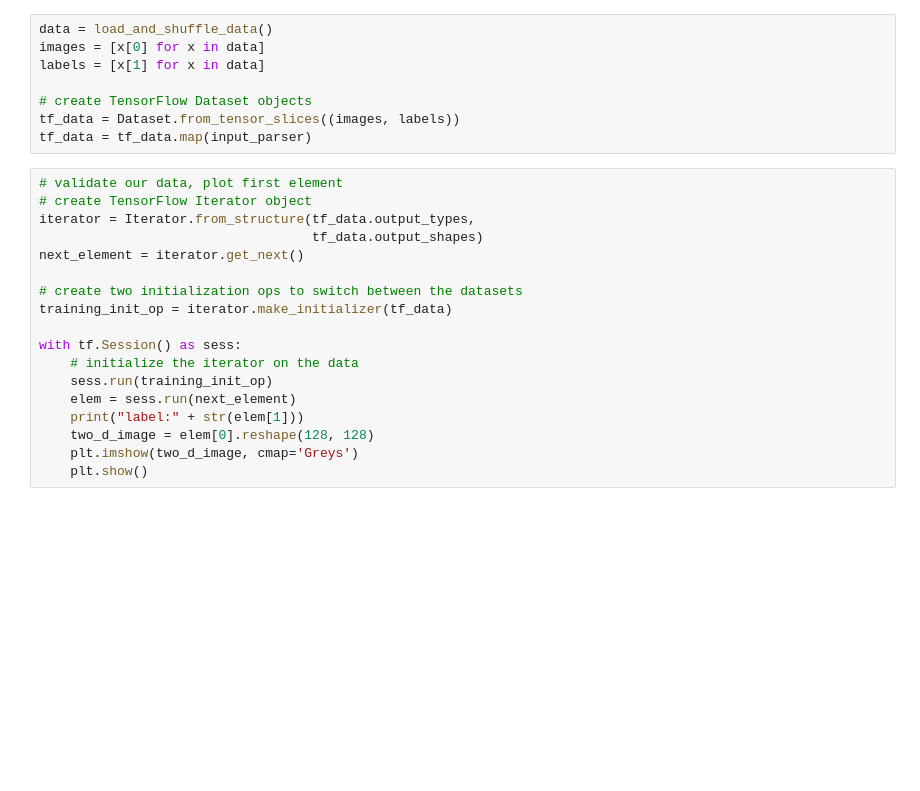
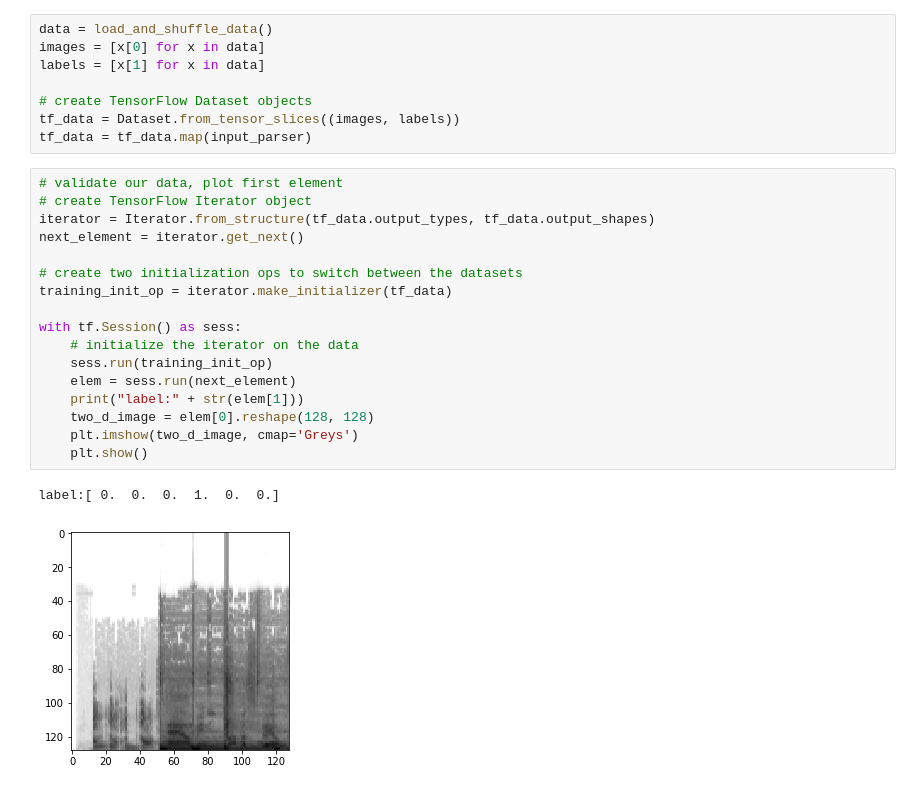
Before and after one commit to fannarmag/MLDL, a Jupyter notebook: project/notebooks/music_classification_local_1.ipynb, the cells around one changed output. Drawn from its saved outputs; the diff is of its cells as text; blank space fills up the shorter version.

```diff
--- a/project/notebooks/music_classification_local_1.ipynb
+++ b/project/notebooks/music_classification_local_1.ipynb
@@ -53,18 +53,20 @@ tf_data = tf_data.map(input_parser)
 # %%
 # validate our data, plot first element
 # create TensorFlow Iterator object
-iterator = Iterator.from_structure(tf_data.output_types,
-                                   tf_data.output_shapes)
+iterator = Iterator.from_structure(tf_data.output_types, tf_data.output_shapes)
 next_element = iterator.get_next()
 
 # create two initialization ops to switch between the datasets
 training_init_op = iterator.make_initializer(tf_data)
 
 with tf.Session() as sess:
     # initialize the iterator on the data
     sess.run(training_init_op)
     elem = sess.run(next_element)
     print("label:" + str(elem[1]))
     two_d_image = elem[0].reshape(128, 128)
     plt.imshow(two_d_image, cmap='Greys')
     plt.show()
+# %% [output]
+label:[ 0.  0.  0.  1.  0.  0.]
+[figure, added]
```
Also changed, not shown: parts of 3 cells of this notebook.
